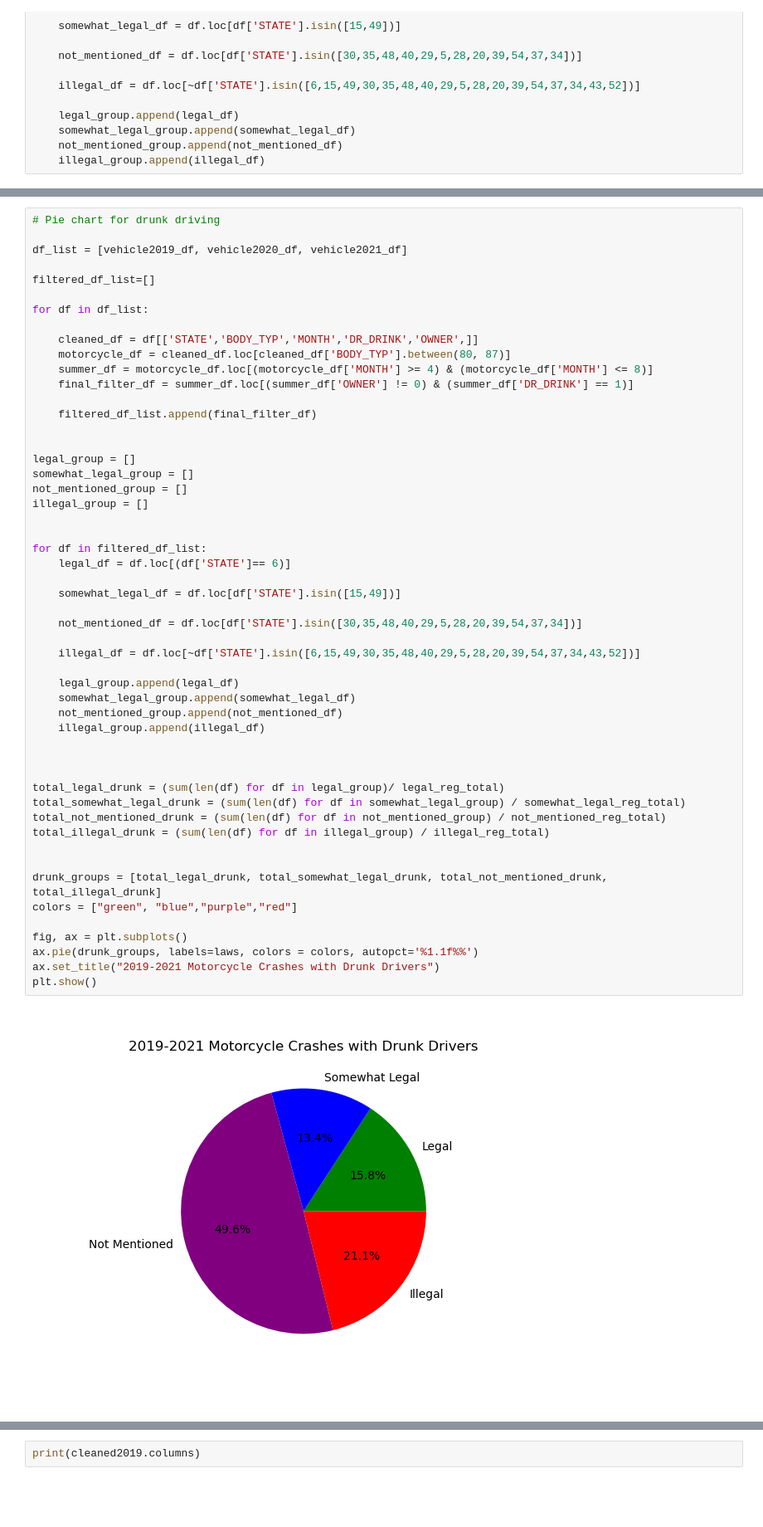
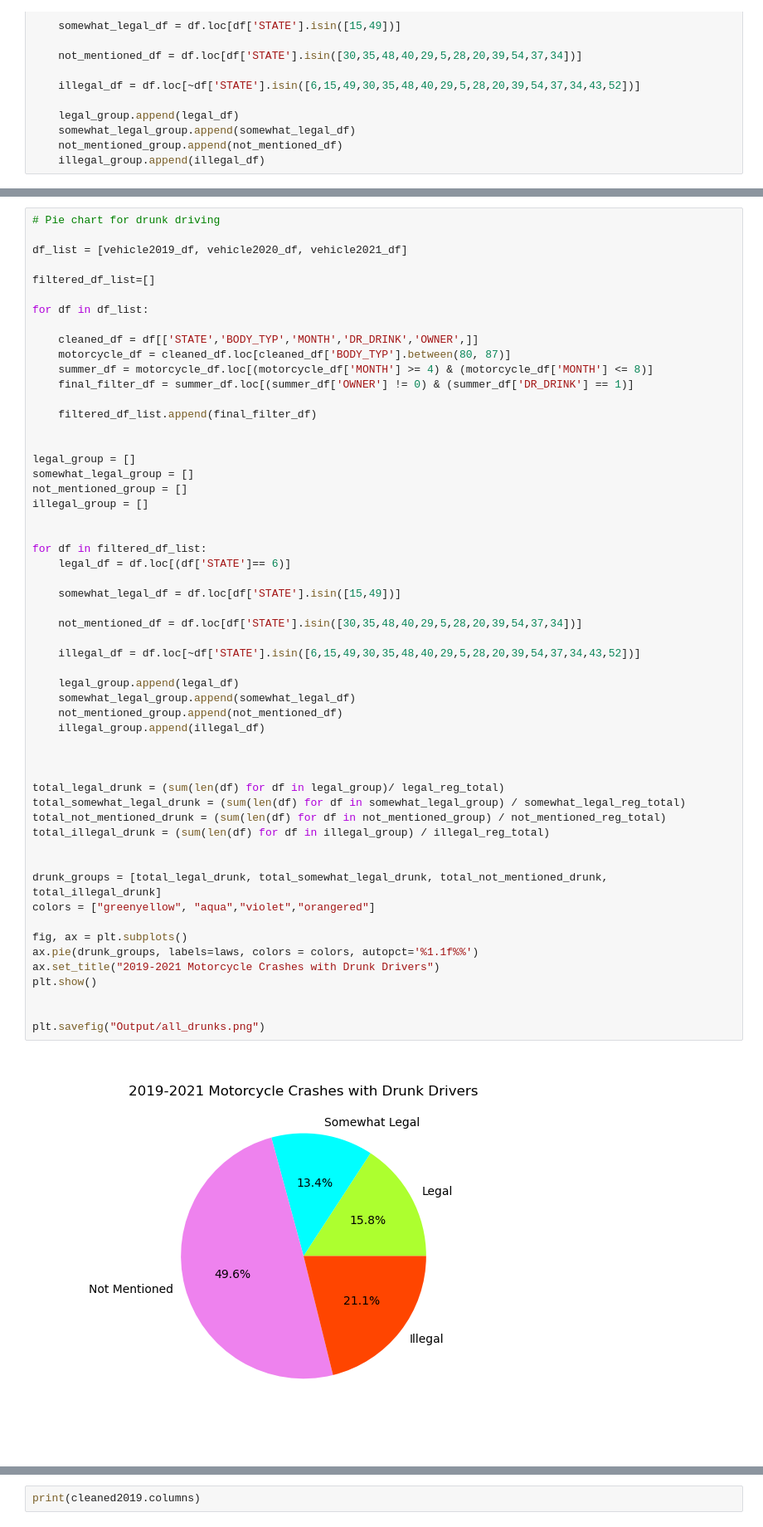
Before and after one commit to CalvinPedigo/Data-Analyst-Project-1, a Jupyter notebook: Notebook_structor.ipynb, the cells around one changed output, grey strips where cells are left out. Shown at 83% size. Drawn from its saved outputs; the diff is of its cells as text; blank space fills up the shorter version.

```diff
--- a/Notebook_structor.ipynb
+++ b/Notebook_structor.ipynb
@@ -522,35 +542,38 @@ illegal_group = []
 
 for df in filtered_df_list:
     legal_df = df.loc[(df['STATE']== 6)]
 
     somewhat_legal_df = df.loc[df['STATE'].isin([15,49])]
 
     not_mentioned_df = df.loc[df['STATE'].isin([30,35,48,40,29,5,28,20,39,54,37,34])]
 
     illegal_df = df.loc[~df['STATE'].isin([6,15,49,30,35,48,40,29,5,28,20,39,54,37,34,43,52])]
 
     legal_group.append(legal_df)
     somewhat_legal_group.append(somewhat_legal_df)
     not_mentioned_group.append(not_mentioned_df)
     illegal_group.append(illegal_df)
 
 
 
 total_legal_drunk = (sum(len(df) for df in legal_group)/ legal_reg_total)
 total_somewhat_legal_drunk = (sum(len(df) for df in somewhat_legal_group) / somewhat_legal_reg_total)
 total_not_mentioned_drunk = (sum(len(df) for df in not_mentioned_group) / not_mentioned_reg_total)
 total_illegal_drunk = (sum(len(df) for df in illegal_group) / illegal_reg_total)
 
 
 drunk_groups = [total_legal_drunk, total_somewhat_legal_drunk, total_not_mentioned_drunk, total_illegal_drunk]
-colors = ["green", "blue","purple","red"]
+colors = ["greenyellow", "aqua","violet","orangered"]
 
 fig, ax = plt.subplots()
 ax.pie(drunk_groups, labels=laws, colors = colors, autopct='%1.1f%%')
 ax.set_title("2019-2021 Motorcycle Crashes with Drunk Drivers")
 plt.show()
+
+
+plt.savefig("Output/all_drunks.png")
 # %% [output]
-[figure, old version]
+[figure, new version]
 # %%
 # Motorcycle  laws affects injuries (Rachael)
 
```
Also changed, not shown: parts of 6 cells of this notebook, 6 other files.
